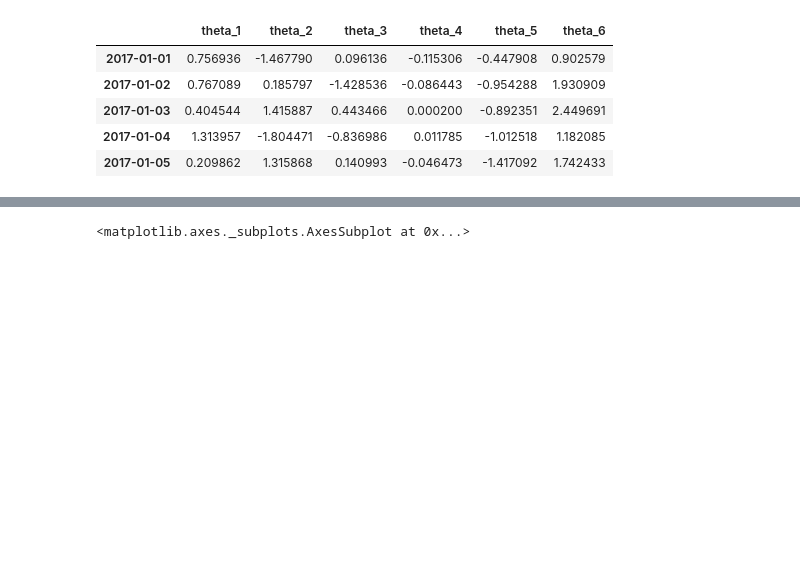
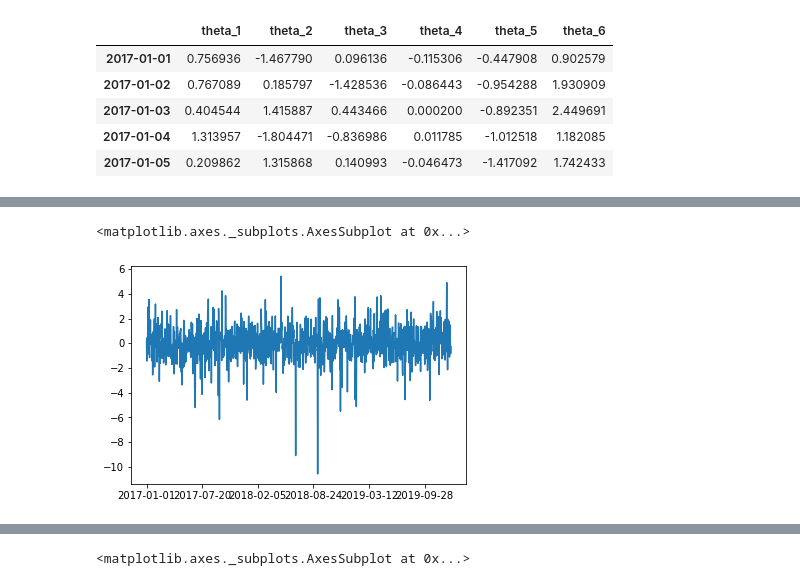
Before and after one commit to rafalsiniewicz/Data_analytics, a Jupyter notebook: lab1/lab1.ipynb, the cells around one changed output, grey strips where cells are left out. Saved outputs shown, nothing was run; the diff lists cells and outputs as text; code cells hidden in the pictures; blank space fills up the shorter version.

```diff
--- a/lab1/lab1.ipynb
+++ b/lab1/lab1.ipynb
@@ -14,0 +25,5 @@ data.head()
+# %%
+data["theta_3"].plot()
+# %% [output]
+<matplotlib.axes._subplots.AxesSubplot at 0x...>
+[figure, added]
```
Also changed, not shown: parts of 26 cells of this notebook.
